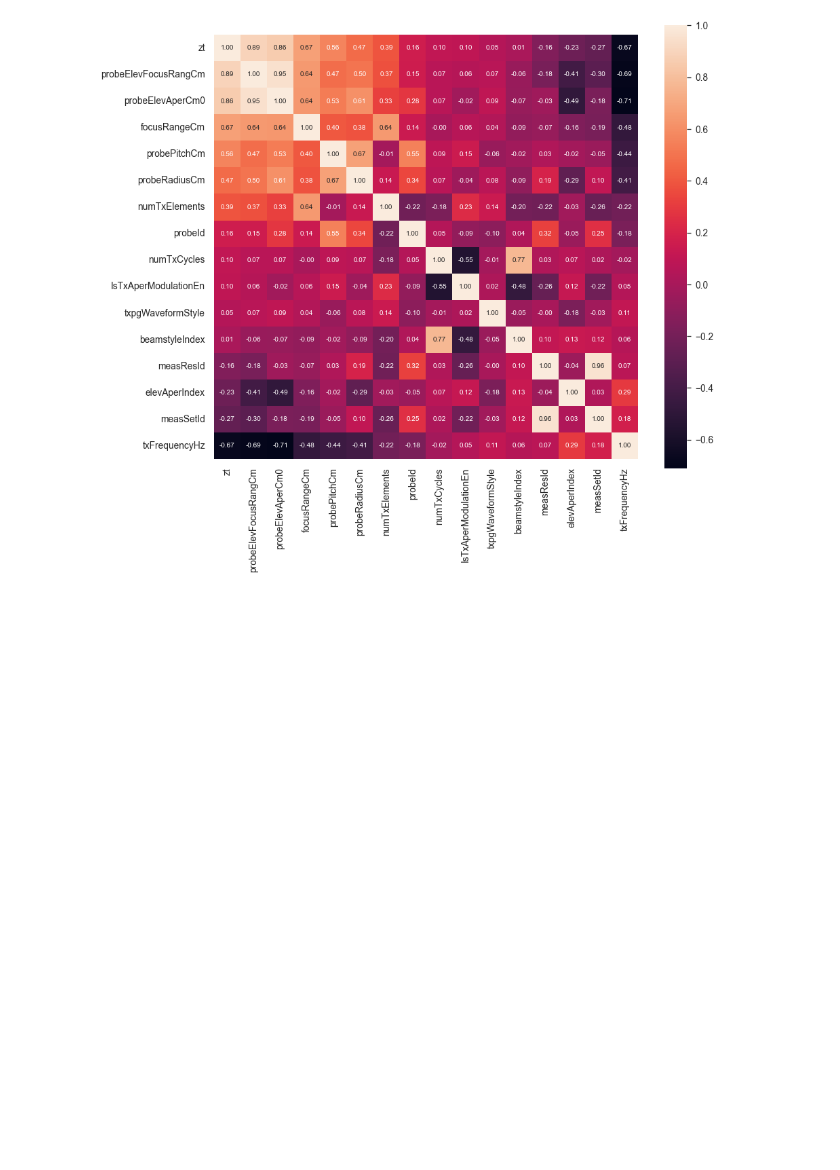
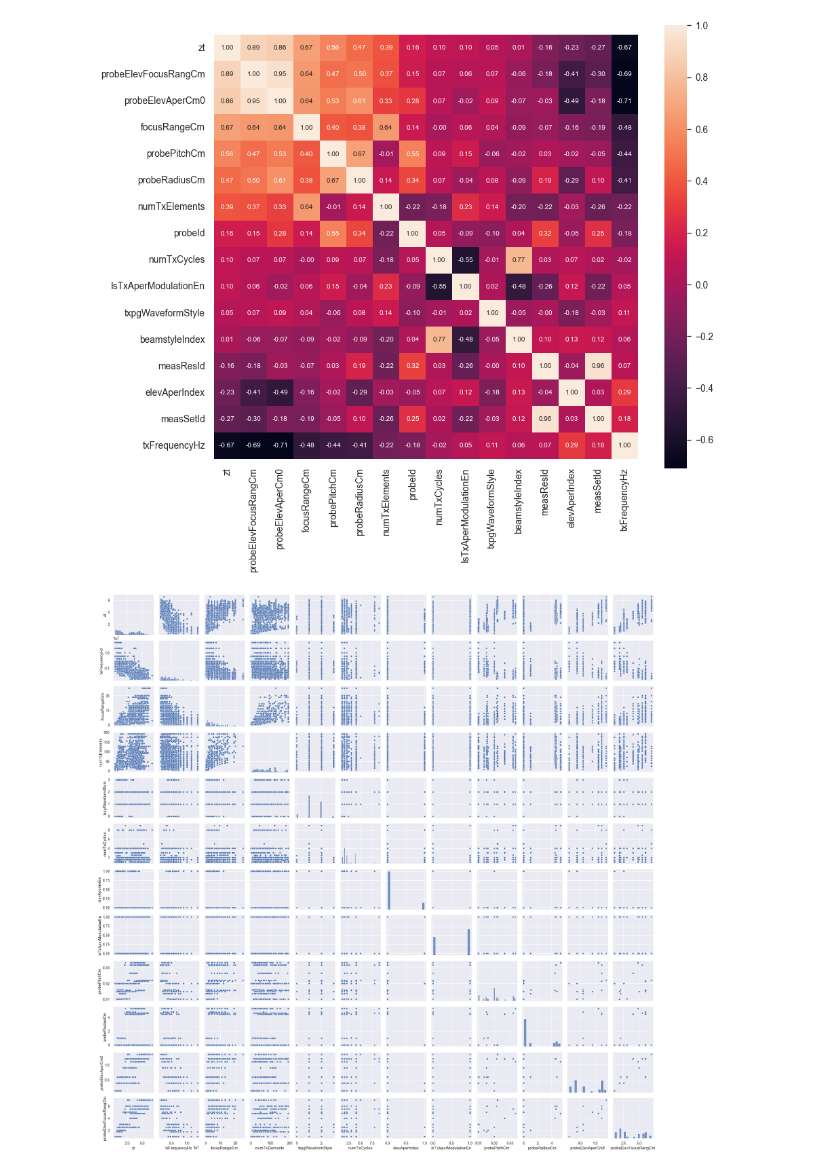
Before and after one commit to Hot-KimChi/ML_DL_study, a Jupyter notebook: To reduce measurement range.ipynb, the cells around one changed output. Saved outputs shown, nothing was run; the diff lists cells and outputs as text; code cells hidden in the pictures; blank space fills up the shorter version.

Commit message:
<In progress> 1) To reduce measurement range. 2) house price estimation
<Done>

```diff
--- a/To reduce measurement range.ipynb
+++ b/To reduce measurement range.ipynb
@@ -138,3 +172,11 @@ hm = sns.heatmap(cm, cbar=True, annot=True, square=True, fmt='.2f', annot_kws={'
 plt.show()
 # %% [output]
 [figure]
+# %%
+sns.set
+cols = ['zt', 'txFrequencyHz', 'focusRangeCm', 'numTxElements', 'txpgWaveformStyle', 'numTxCycles', 'elevAperIndex',
+        'IsTxAperModulationEn', 'probePitchCm', 'probeRadiusCm', 'probeElevAperCm0', 'probeElevFocusRangCm']
+sns.pairplot(df_AOP[cols], size=2.5)
+plt.show()
+# %% [output]
+[figure, added]
```
Also changed, not shown: parts of 6 cells of this notebook.
